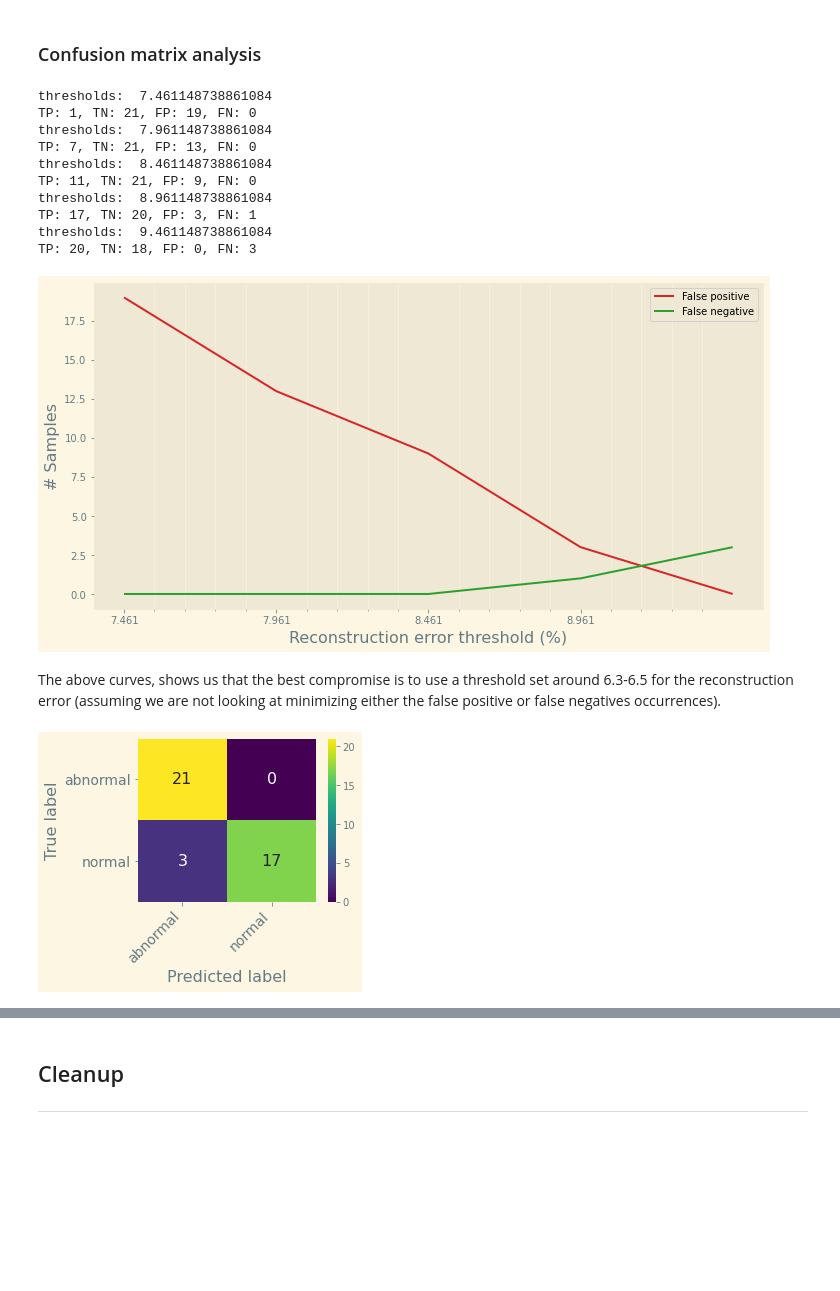
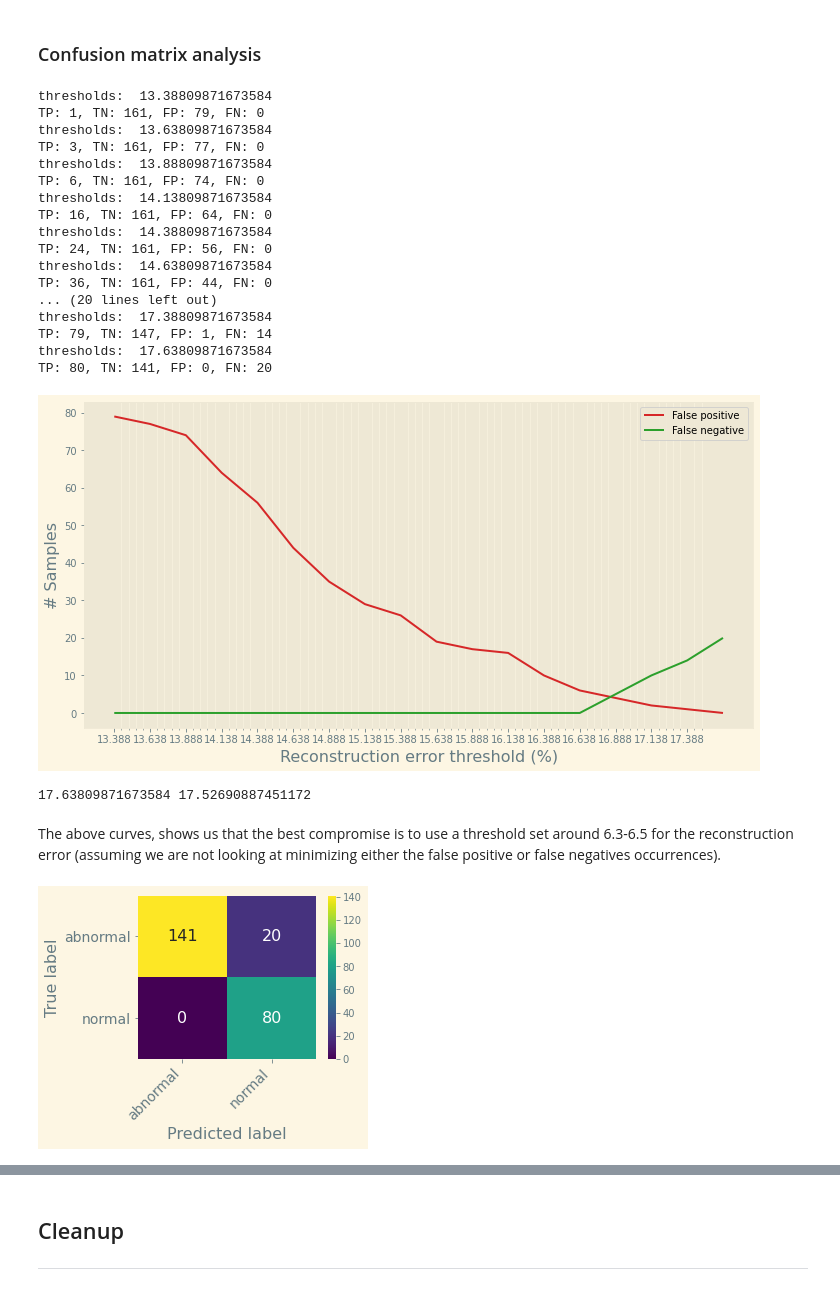
Before and after one commit to RozenAstrayChen/sound-anomaly-detection-for-manufacturing, a Jupyter notebook: 2_custom_autoencoder.ipynb, the cells around one changed output, grey strips where cells are left out. Cells and saved outputs as stored; diff of their text form; code cells hidden in the pictures; blank space fills up the shorter version.

Commit message:
need transform model to pytorch

```diff
--- a/2_custom_autoencoder.ipynb
+++ b/2_custom_autoencoder.ipynb
@@ -65,7 +74,7 @@ NG_DATA = os.path.join('/home/neaf/code/delta_anoamly_sounds/', 'train_20200925'
 ### Feature engineering parameters
 These parameters are used to extract features from sound files:
 # %%
-n_mels = 64
+n_mels = 256
 frames = 5
 n_fft = 1024
 hop_length = 512
@@ -170,5 +199,5 @@ We are using the TensorFlow container with script mode. The following script wil
 At this point, you will incur some training costs: the training is quite fast (a few minutes) and you can use spot training to reduce the bill by 70%.
 # %%
 #tf_estimator.fit({'training': training_input_path})
-model = model_AE.start_train(epochs=1000, lr=0.001)
+model = model_AE.start_train(epochs=2000, lr=0.001, n_mels=n_mels, model_type=2)
 # %% [output]
@@ -266,7 +279,7 @@ threshold_step = 0.50'''
 
 threshold_min = data[y_true==0][:,1].min()
 threshold_max = data[y_true==0][:,1].max()
-threshold_step = 0.50
+threshold_step = 0.25
 # %%
 data[y_true==0][:,1].max()
 # %% [output]
@@ -317,39 +330,50 @@ for th in thresholds:
                                              df['TN'].sum(),
                                              df['FP'].sum(),
                                              df['FN'].sum()))
-
+    my_thresholds = th
 utils.plot_curves(FP, FN, nb_samples=df.shape[0], threshold_min=threshold_min, threshold_max=threshold_max, threshold_step=threshold_step)
 # %% [output]
-thresholds:  7.461148738861084
-TP: 1, TN: 21, FP: 19, FN: 0
-thresholds:  7.961148738861084
-TP: 7, TN: 21, FP: 13, FN: 0
-thresholds:  8.461148738861084
-TP: 11, TN: 21, FP: 9, FN: 0
-thresholds:  8.961148738861084
-TP: 17, TN: 20, FP: 3, FN: 1
-thresholds:  9.461148738861084
-TP: 20, TN: 18, FP: 0, FN: 3
+thresholds:  13.38809871673584
+TP: 1, TN: 161, FP: 79, FN: 0
+thresholds:  13.63809871673584
+TP: 3, TN: 161, FP: 77, FN: 0
+thresholds:  13.88809871673584
+TP: 6, TN: 161, FP: 74, FN: 0
+thresholds:  14.13809871673584
+TP: 16, TN: 161, FP: 64, FN: 0
+thresholds:  14.38809871673584
+TP: 24, TN: 161, FP: 56, FN: 0
+thresholds:  14.63809871673584
+TP: 36, TN: 161, FP: 44, FN: 0
+... (20 lines left out)
+thresholds:  17.38809871673584
+TP: 79, TN: 147, FP: 1, FN: 14
+thresholds:  17.63809871673584
+TP: 80, TN: 141, FP: 0, FN: 20
-[figure, old version]
+[figure, new version]
+# %%
+print(my_thresholds, threshold_max)
+# %% [output]
+17.63809871673584 17.52690887451172
 # %% [markdown]
 The above curves, shows us that the best compromise is to use a threshold set around 6.3-6.5 for the reconstruction error (assuming we are not looking at minimizing either the false positive or false negatives occurrences).
 # %%
-th = 8.931
+th = my_thresholds
 df.loc[df['Reconstruction Error'] <= th, 'Prediction'] = 0.0
 df.loc[df['Reconstruction Error'] > th, 'Prediction'] = 1.0
 df['Prediction'] = df['Prediction'].astype(np.float32)
 df = utils.generate_error_types(df)
 tp = df['TP'].sum()
 tn = df['TN'].sum()
 fn = df['FN'].sum()
 fp = df['FP'].sum()
 
 from sklearn.metrics import confusion_matrix
 df['Ground Truth'] = 1 - df['Ground Truth']
 df['Prediction'] = 1 - df['Prediction']
 utils.print_confusion_matrix(confusion_matrix(df['Ground Truth'], df['Prediction']), class_names=['abnormal', 'normal']);
 # %% [output]
-[figure, old version]
+[figure, new version]
 # %%
 df.to_csv(os.path.join(PROCESSED_DATA, 'results_autoencoder.csv'), index=False)
 # %%
```
Also changed, not shown: parts of 22 cells of this notebook, 8 other files.
